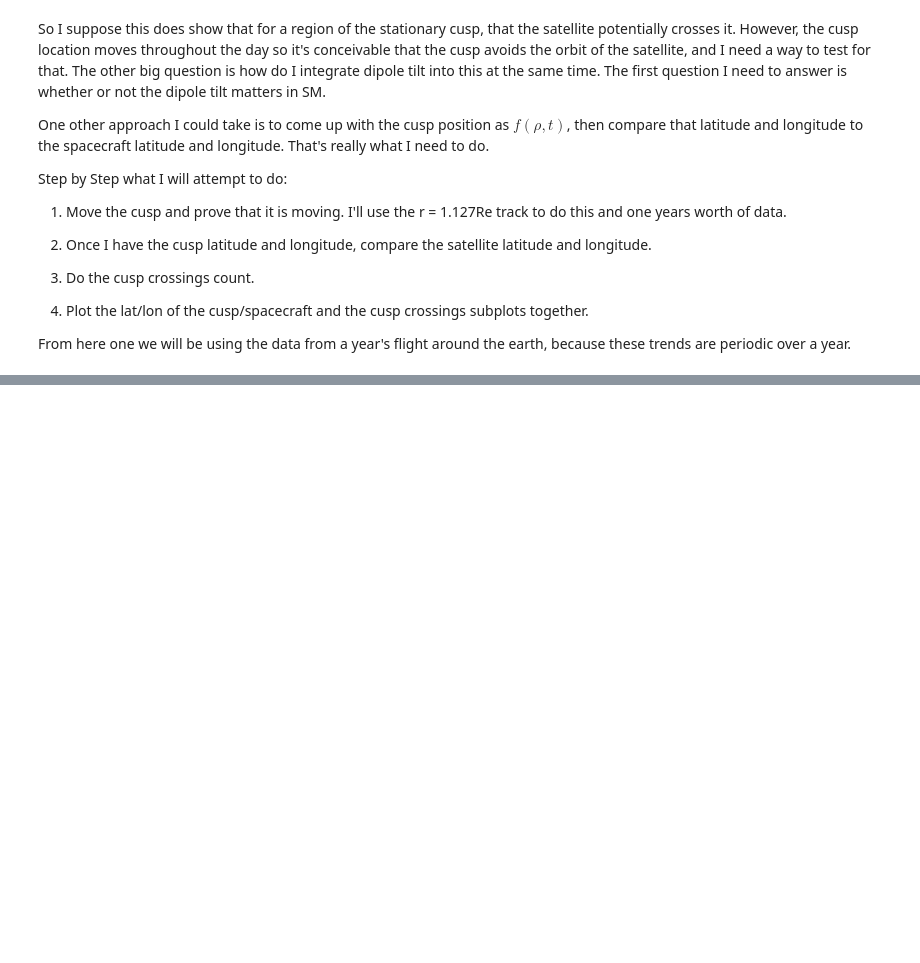
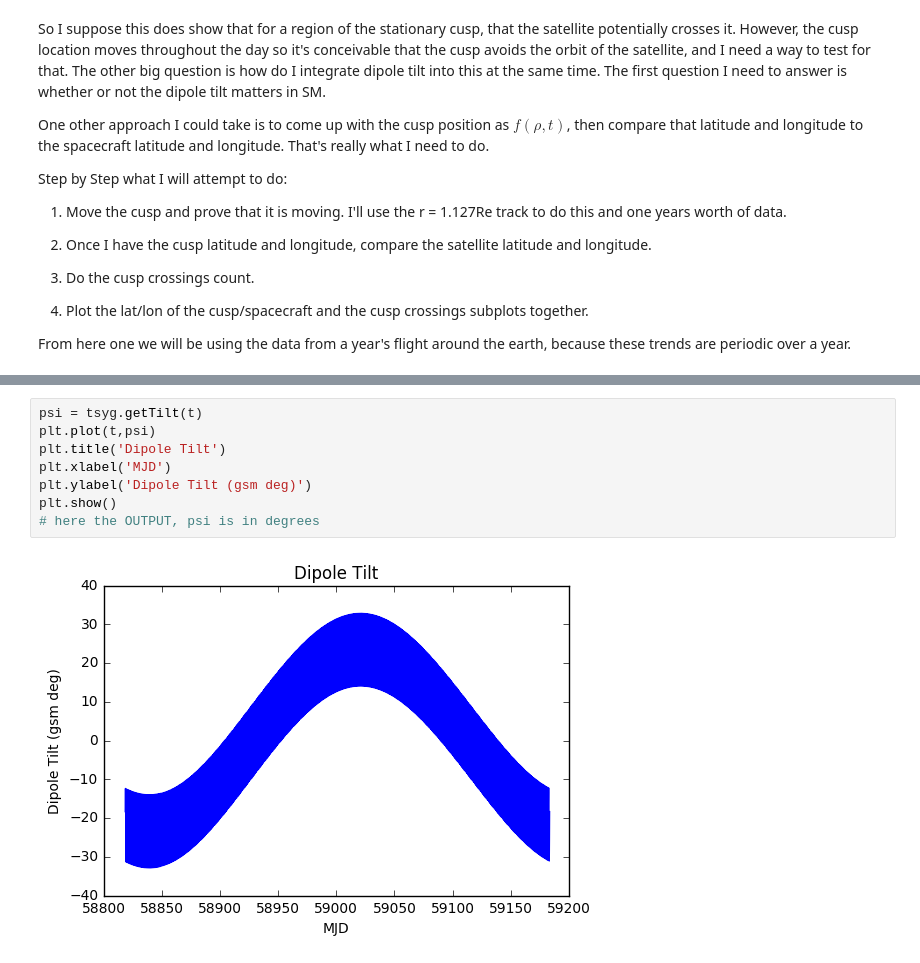
Before and after one commit to fsbr/se3-path-planner, a Jupyter notebook: modularPlanner/Cusp Plots (Daily).ipynb, the cells around one changed output, grey strips where cells are left out. Saved outputs shown, nothing was run; the diff lists cells and outputs as text; blank space fills up the shorter version.

```diff
--- a/modularPlanner/Cusp Plots (Daily).ipynb
+++ b/modularPlanner/Cusp Plots (Daily).ipynb
@@ -130,0 +166,10 @@ From here one we will be using the data from a year's flight around the earth, b
+# %%
+psi = tsyg.getTilt(t)
+plt.plot(t,psi)
+plt.title('Dipole Tilt')
+plt.xlabel('MJD')
+plt.ylabel('Dipole Tilt (gsm deg)')
+plt.show()
+# here the OUTPUT, psi is in degrees
+# %% [output]
+[figure, added]
```
Also changed, not shown: parts of 2 cells of this notebook, 1 other file.
